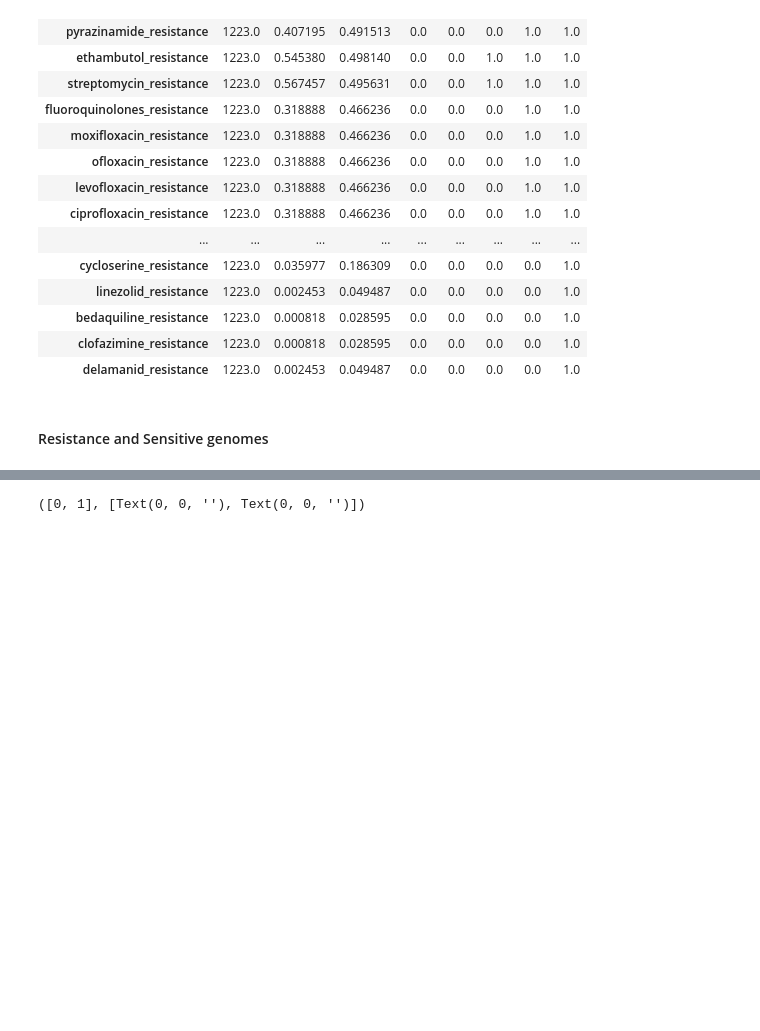
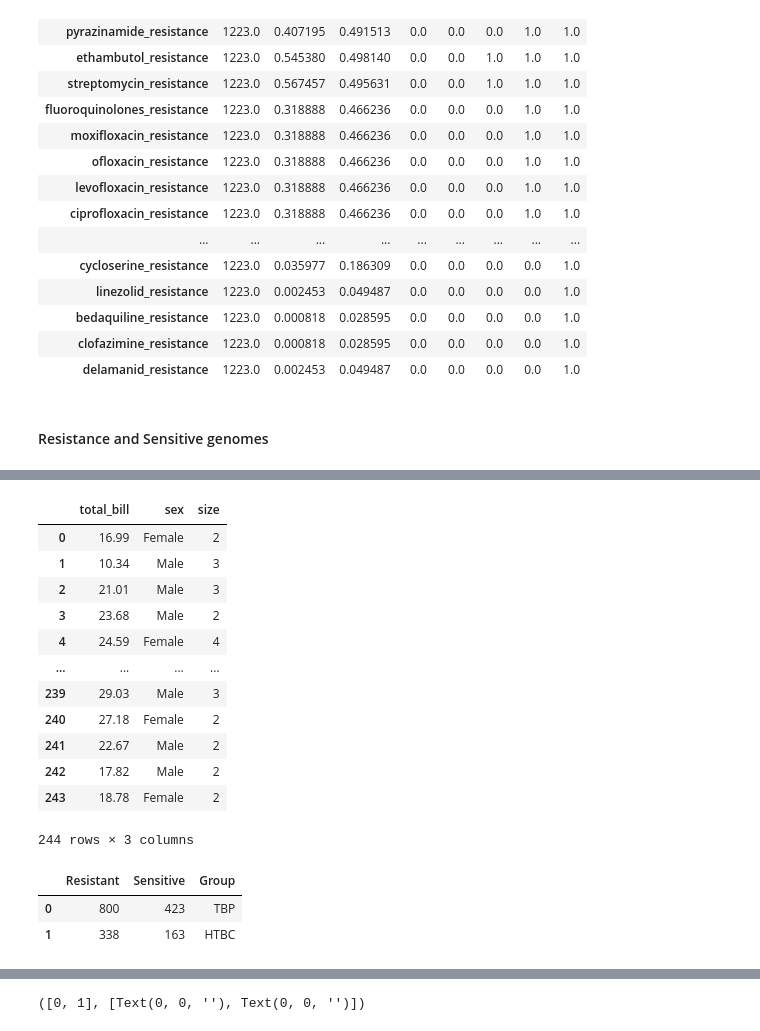
Before and after one commit to abhi18av/LJMU_Masters_Dissertation, a Jupyter notebook: src/notebooks/FINAL/003_eda_mono_resistance.ipynb, the cells around one changed output, grey strips where cells are left out. Cells and saved outputs as stored; diff of their text form; code cells hidden in the pictures; blank space fills up the shorter version.

```diff
--- a/src/notebooks/FINAL/003_eda_mono_resistance.ipynb
+++ b/src/notebooks/FINAL/003_eda_mono_resistance.ipynb
@@ -130,0 +158,26 @@ binarized_resistance_status_train_df.describe().T
+# %%
+tips.drop(columns=['tip', 'smoker', 'day', 'time'])
+# %% [output]
+|  | total_bill | sex | size |
+| 0 | 16.99 | Female | 2 |
+| 1 | 10.34 | Male | 3 |
+| 2 | 21.01 | Male | 3 |
+| 3 | 23.68 | Male | 2 |
+| 4 | 24.59 | Female | 4 |
+| ... | ... | ... | ... |
+| 239 | 29.03 | Male | 3 |
+| 240 | 27.18 | Female | 2 |
+| 241 | 22.67 | Male | 2 |
+| 242 | 17.82 | Male | 2 |
+| 243 | 18.78 | Female | 2 |
+244 rows × 3 columns
+# %%
+resistant_and_sensitive_genomes_list = [[800, 423,'TBP'], [338, 163,'HTBC']]
+
+resistant_and_sensitive_genomes_df = pd.DataFrame(resistant_and_sensitive_genomes_list, columns=['Resistant', 'Sensitive', 'Group'])
+
+resistant_and_sensitive_genomes_df
+# %% [output]
+|  | Resistant | Sensitive | Group |
+| 0 | 800 | 423 | TBP |
+| 1 | 338 | 163 | HTBC |
```
Also changed, not shown: parts of 9 cells of this notebook.
